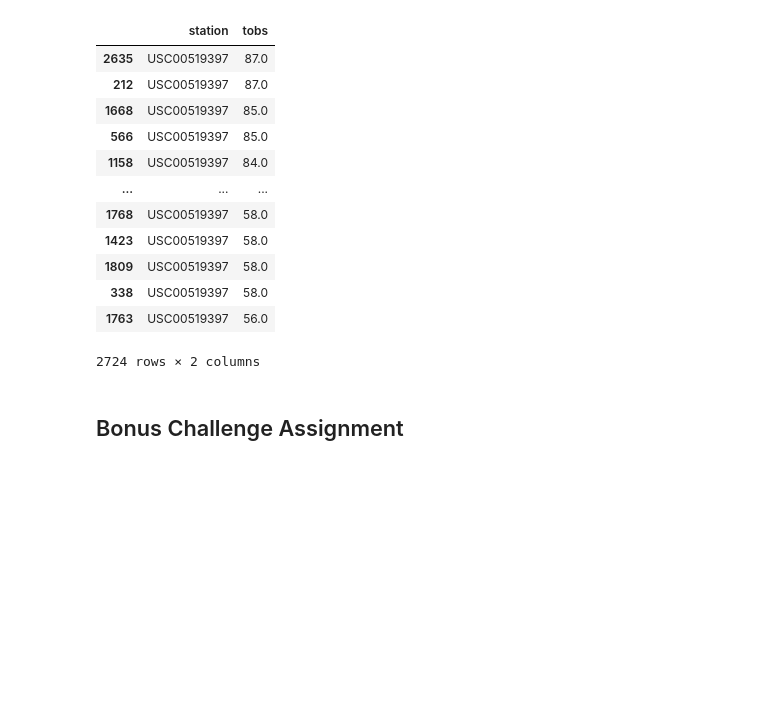
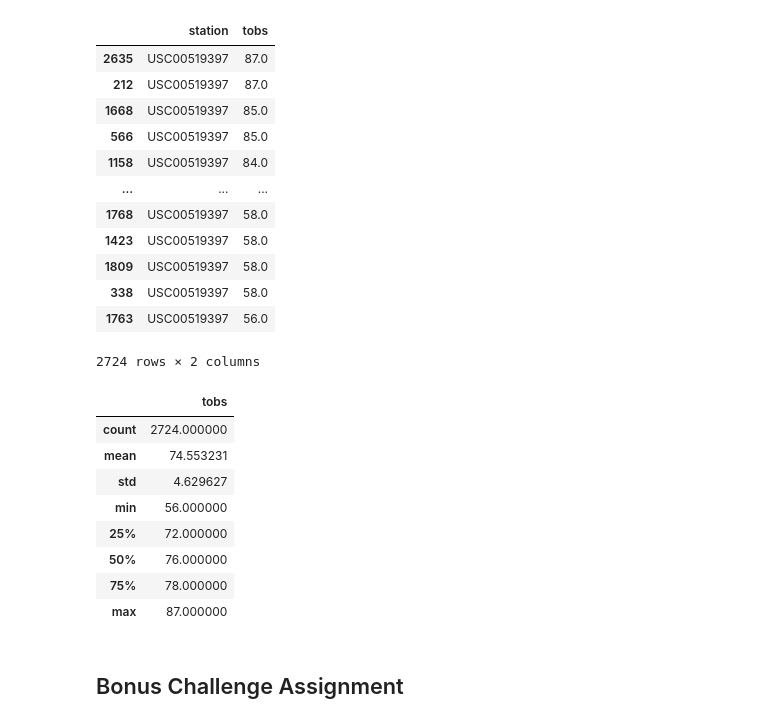
Before and after one commit to arvinseeva/sqlalchemy-challenge, a Jupyter notebook: climate_starter.ipynb, the cells around one changed output. Saved outputs shown, nothing was run; the diff lists cells and outputs as text; code cells hidden in the pictures; blank space fills up the shorter version.

```diff
--- a/climate_starter.ipynb
+++ b/climate_starter.ipynb
@@ -207,6 +207,20 @@ station1.sort_values("tobs", ascending=False)
 | 338 | USC00519397 | 58.0 |
 | 1763 | USC00519397 | 56.0 |
 2724 rows × 2 columns
+# %%
+#average temperature of the most active station?
+station1.describe()
+#average is 74.5
+# %% [output]
+|  | tobs |
+| count | 2724.000000 |
+| mean | 74.553231 |
+| std | 4.629627 |
+| min | 56.000000 |
+| 25% | 72.000000 |
+| 50% | 76.000000 |
+| 75% | 78.000000 |
+| max | 87.000000 |
 # %%
 # Choose the station with the highest number of temperature observations.
 # Query the last 12 months of temperature observation data for this station and plot the results as a histogram
```
